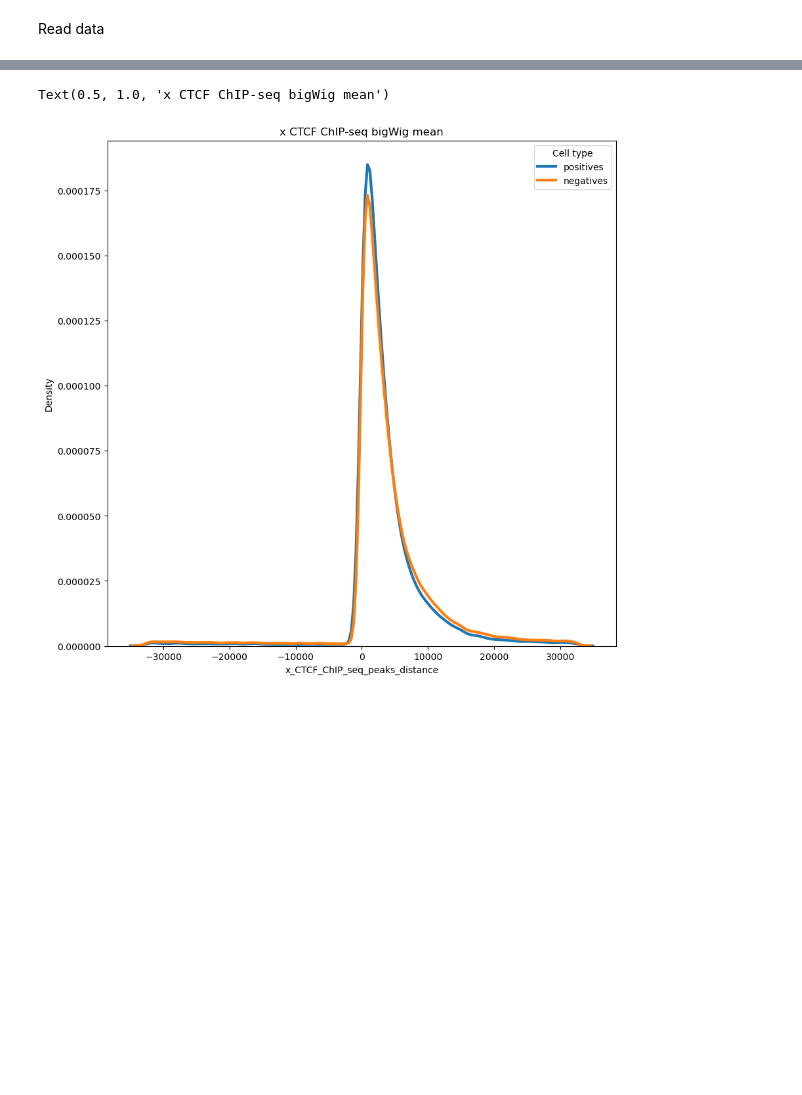
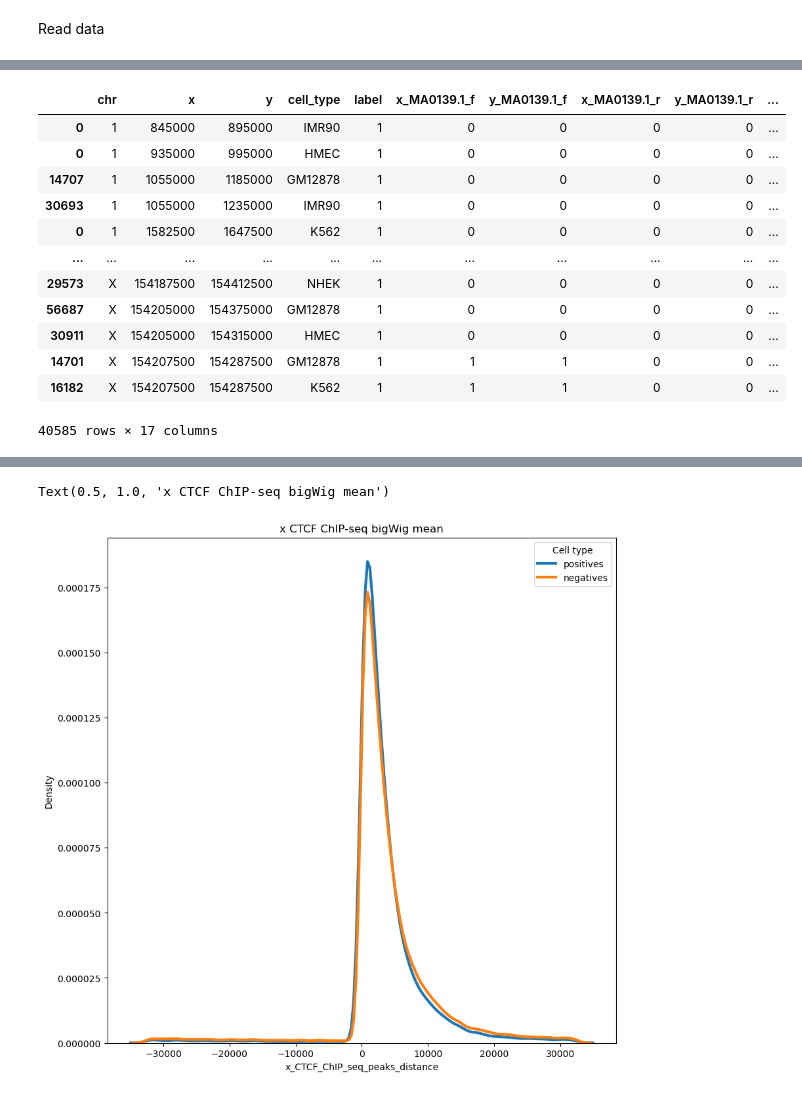
Before and after one commit to ola-cupriak/predicting-the-formation-of-chromatin-loops-using-genomic-data, a Jupyter notebook: notebooks/exploratory_data_analysis.ipynb, the cells around one changed output, grey strips where cells are left out. Cells and saved outputs as stored; diff of their text form; code cells hidden in the pictures; blank space fills up the shorter version.

```diff
--- a/notebooks/exploratory_data_analysis.ipynb
+++ b/notebooks/exploratory_data_analysis.ipynb
@@ -16,3 +55,19 @@ all_cells = pd.read_parquet('../data/04_feature/concatenated_combined_functional
+# %%
+all_cells[all_cells['label']==1]
+# %% [output]
+|  | chr | x | y | cell_type | label | x_MA0139.1_f | y_MA0139.1_f | x_MA0139.1_r | y_MA0139.1_r | ... |
+| 0 | 1 | 845000 | 895000 | IMR90 | 1 | 0 | 0 | 0 | 0 | ... |
+| 0 | 1 | 935000 | 995000 | HMEC | 1 | 0 | 0 | 0 | 0 | ... |
+| 14707 | 1 | 1055000 | 1185000 | GM12878 | 1 | 0 | 0 | 0 | 0 | ... |
+| 30693 | 1 | 1055000 | 1235000 | IMR90 | 1 | 0 | 0 | 0 | 0 | ... |
+| 0 | 1 | 1582500 | 1647500 | K562 | 1 | 0 | 0 | 0 | 0 | ... |
+| ... | ... | ... | ... | ... | ... | ... | ... | ... | ... | ... |
+| 29573 | X | 154187500 | 154412500 | NHEK | 1 | 0 | 0 | 0 | 0 | ... |
+| 56687 | X | 154205000 | 154375000 | GM12878 | 1 | 0 | 0 | 0 | 0 | ... |
+| 30911 | X | 154205000 | 154315000 | HMEC | 1 | 0 | 0 | 0 | 0 | ... |
+| 14701 | X | 154207500 | 154287500 | GM12878 | 1 | 1 | 1 | 0 | 0 | ... |
+| 16182 | X | 154207500 | 154287500 | K562 | 1 | 1 | 1 | 0 | 0 | ... |
+40585 rows × 17 columns
 # %%
 fig = plt.figure(figsize=(10, 10))
 
```
Also changed, not shown: parts of 7 cells of this notebook.
